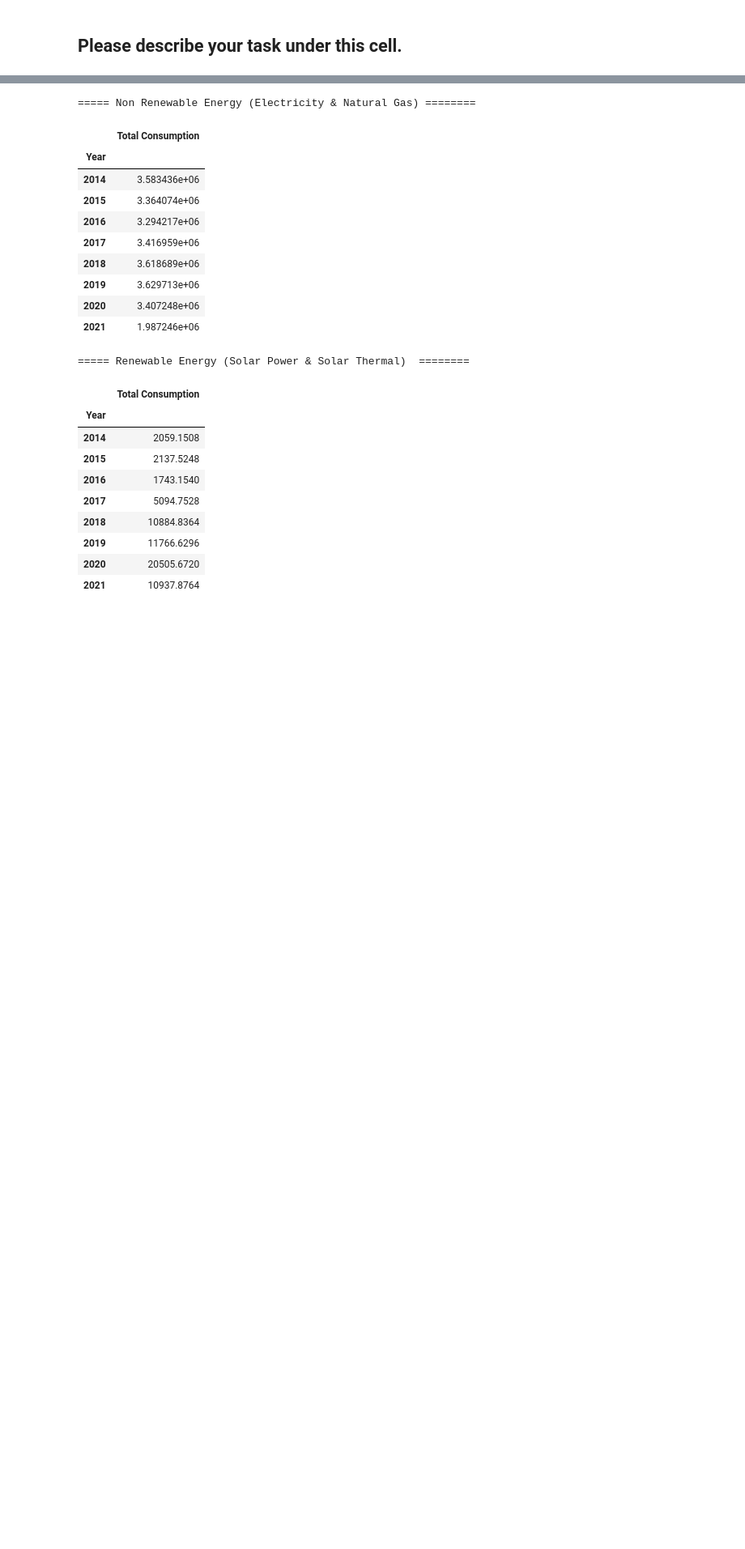
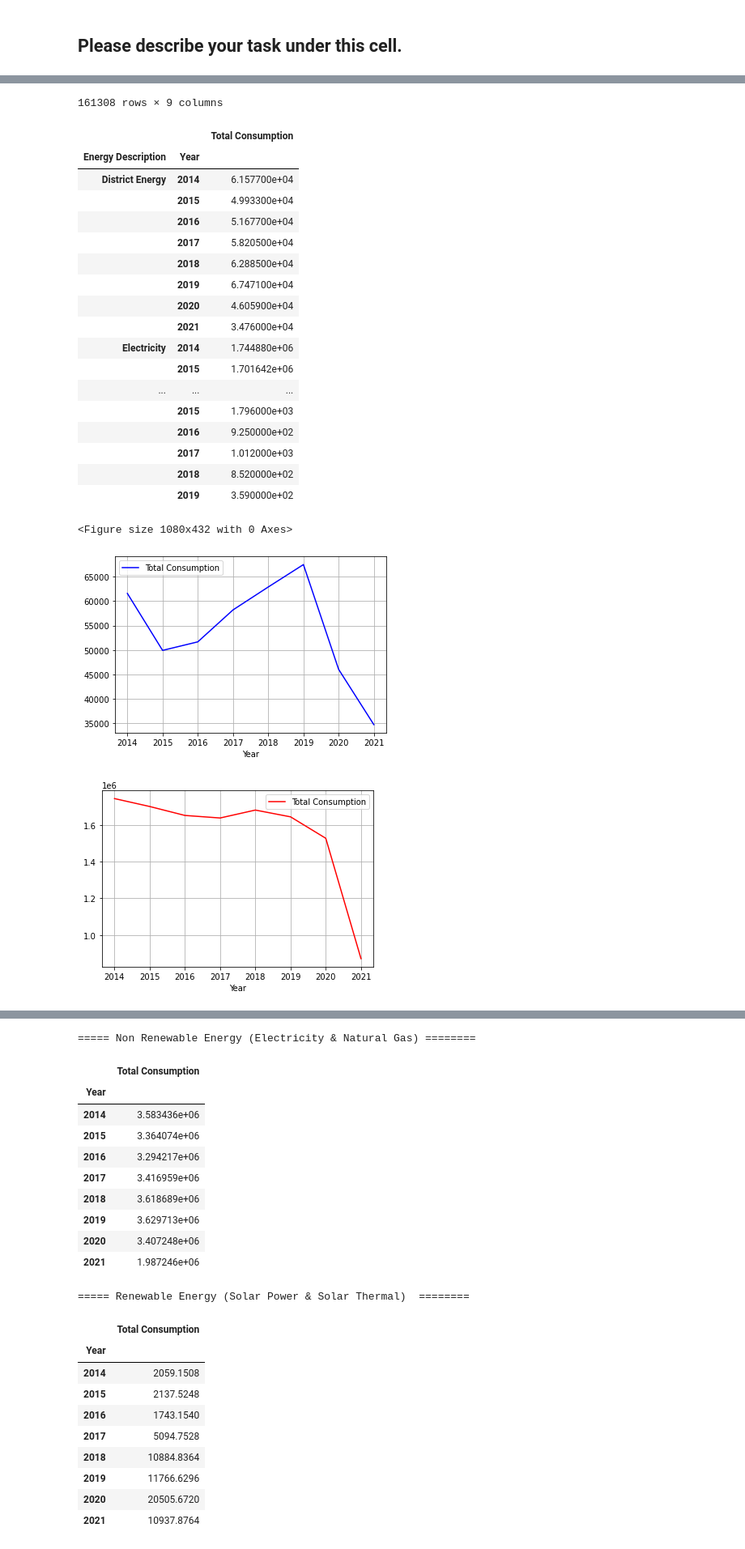
Before and after one commit to deshant19/Corporate-Energy-Consumption-Data-Visualization, a Jupyter notebook: notebooks/Corporate Energy Consumption.ipynb, the cells around one changed output, grey strips where cells are left out. Shown: that part at 81% size. Drawn from its saved outputs; the diff is of its cells as text; code cells hidden in the pictures; blank space fills up the shorter version.

```diff
--- a/notebooks/Corporate Energy Consumption.ipynb
+++ b/notebooks/Corporate Energy Consumption.ipynb
@@ -5,7 +5,11 @@ import pandas as pd
 import numpy as np
 import matplotlib.pyplot as plt
 
-energydata = pd.read_csv("./Corporate_Energy_Consumption.csv", thousands=',')
+from scipy.interpolate import griddata
+import plotly.express as px
+import plotly.graph_objects as go
+
+energydata = pd.read_csv("../Corporate_Energy_Consumption.csv", thousands=',')
 
 display(energydata)
 
@@ -38,3 +42,4 @@ seData.plot(kind='line', color='y', grid=True)
 stData.plot(kind='line', color='m', grid=True)
 
 plt.show()
+# %% [output]
@@ -40,0 +58,22 @@ plt.show()
+161308 rows × 9 columns
+|  |  | Total Consumption |
+| Energy Description | Year |  |
+| District Energy | 2014 | 6.157700e+04 |
+|  | 2015 | 4.993300e+04 |
+|  | 2016 | 5.167700e+04 |
+|  | 2017 | 5.820500e+04 |
+|  | 2018 | 6.288500e+04 |
+|  | 2019 | 6.747100e+04 |
+|  | 2020 | 4.605900e+04 |
+|  | 2021 | 3.476000e+04 |
+| Electricity | 2014 | 1.744880e+06 |
+|  | 2015 | 1.701642e+06 |
+| ... | ... | ... |
+|  | 2015 | 1.796000e+03 |
+|  | 2016 | 9.250000e+02 |
+|  | 2017 | 1.012000e+03 |
+|  | 2018 | 8.520000e+02 |
+|  | 2019 | 3.590000e+02 |
+<Figure size 1080x432 with 0 Axes>
+[figure, added]
+[figure, added]
```
Also changed, not shown: parts of 5 cells of this notebook.
